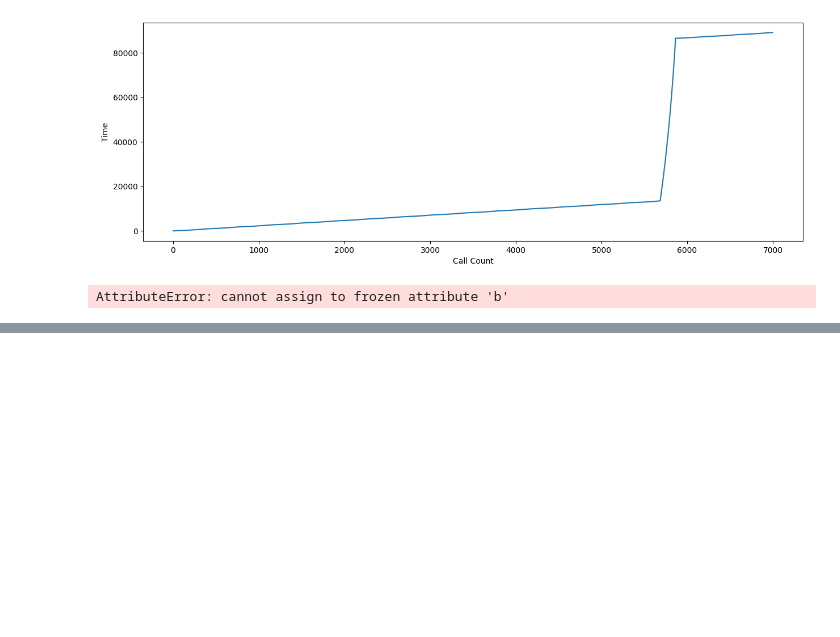
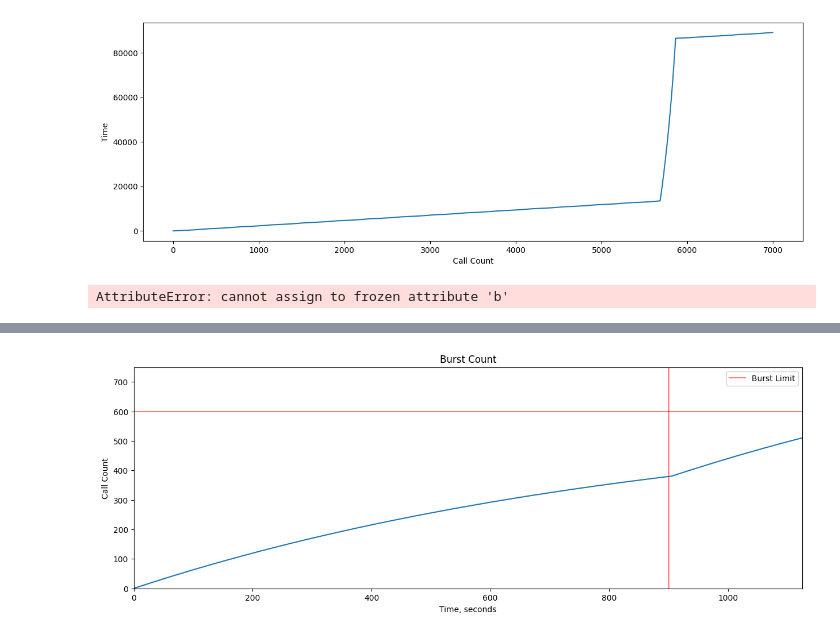
Before and after one commit to racersmith/generic-cell-rate-algorithm, a Jupyter notebook: example.ipynb, the cells around one changed output, grey strips where cells are left out. Cells and saved outputs as stored; diff of their text form; code cells hidden in the pictures; blank space fills up the shorter version.

```diff
--- a/example.ipynb
+++ b/example.ipynb
@@ -407,0 +490,16 @@ AttributeError: cannot assign to frozen attribute 'b'
+# %%
+plt.figure(figsize=(15, 5))
+plt.title('Burst Count')
+
+plt.plot(results.time, results.count)
+plt.axhline(burst.count, color='red', alpha=0.5, label='Burst Limit')
+plt.axvline(burst.period, color='red', alpha=0.5)
+
+plt.legend()
+plt.xlim(0, 1.25*burst.period)
+plt.ylim(0, 1.25*burst.count)
+plt.xlabel("Time, seconds")
+plt.ylabel("Call Count")
+plt.show()
+# %% [output]
+[figure, added]
```
Also changed, not shown: parts of 4 cells of this notebook.
